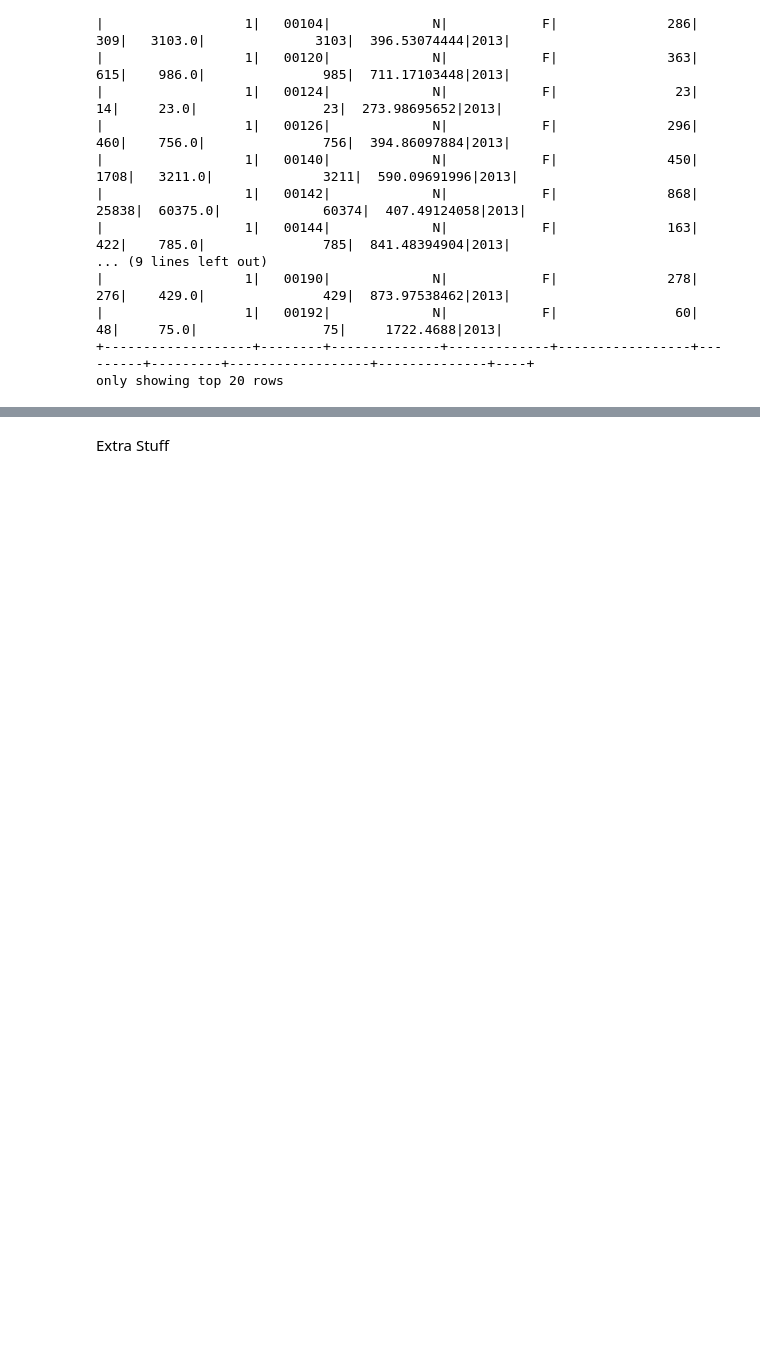
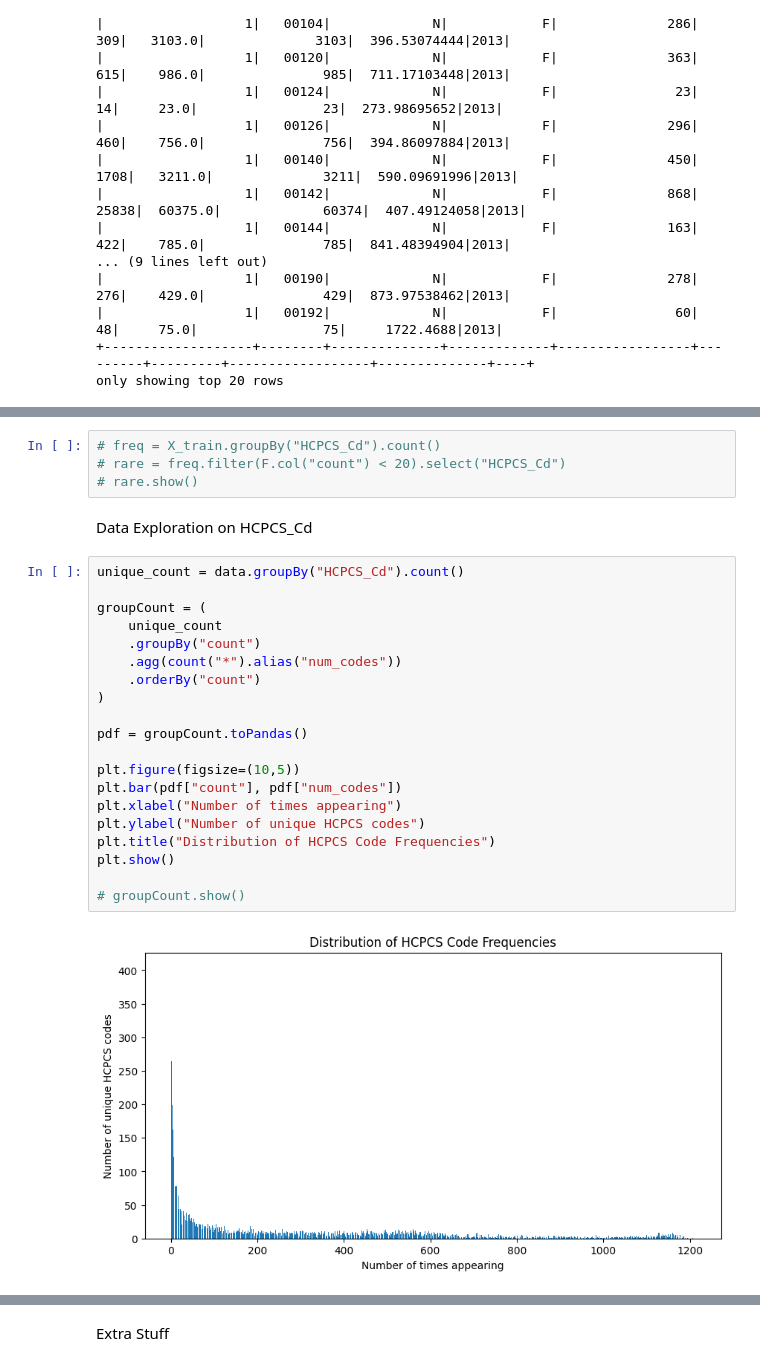
Before and after one commit to danie033/HealthCare_Project, a Jupyter notebook: data_set.ipynb, the cells around one changed output, grey strips where cells are left out. Cells and saved outputs as stored; diff of their text form; blank space fills up the shorter version.

```diff
--- a/data_set.ipynb
+++ b/data_set.ipynb
@@ -49,0 +99,28 @@ only showing top 20 rows
+# %%
+# freq = X_train.groupBy("HCPCS_Cd").count()
+# rare = freq.filter(F.col("count") < 20).select("HCPCS_Cd")
+# rare.show()
+# %% [markdown]
+Data Exploration on HCPCS_Cd
+# %%
+unique_count = data.groupBy("HCPCS_Cd").count()
+
+groupCount = (
+    unique_count
+    .groupBy("count")
+    .agg(count("*").alias("num_codes"))
+    .orderBy("count")
+)
+
+pdf = groupCount.toPandas()
+
+plt.figure(figsize=(10,5))
+plt.bar(pdf["count"], pdf["num_codes"])
+plt.xlabel("Number of times appearing")
+plt.ylabel("Number of unique HCPCS codes")
+plt.title("Distribution of HCPCS Code Frequencies")
+plt.show()
+
+# groupCount.show()
+# %% [output]
+[figure, added]
```
Also changed, not shown: parts of 32 cells of this notebook.
